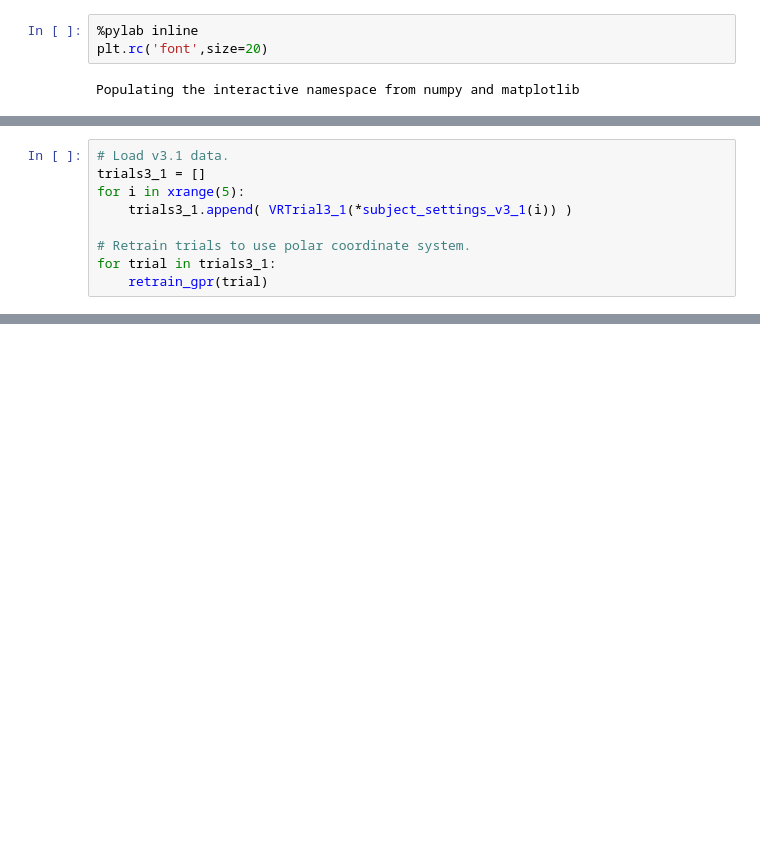
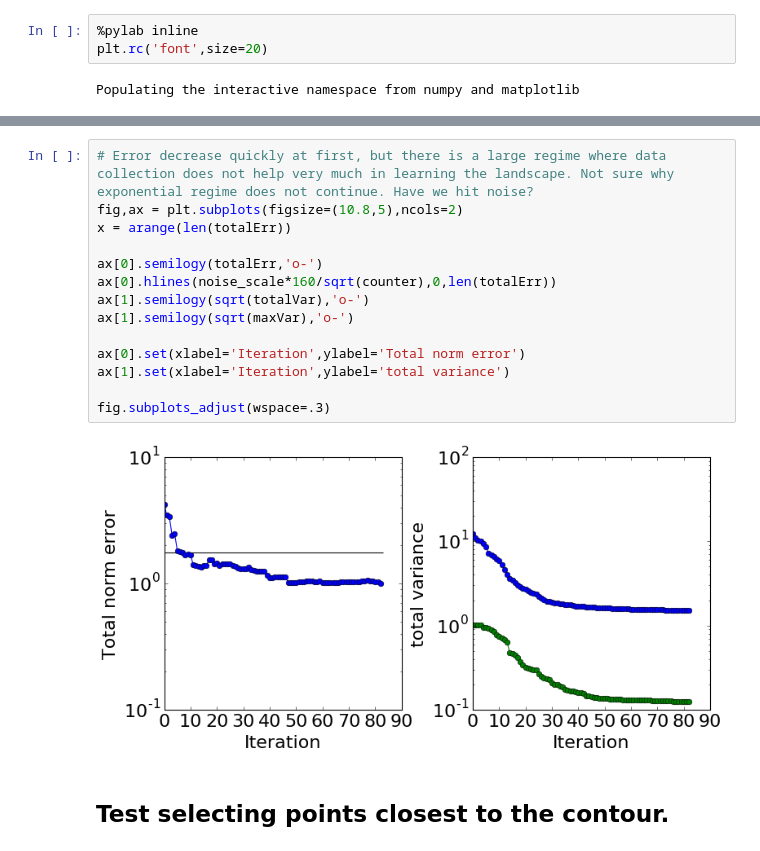
Before and after one commit to eltrompetero/perception_neuron, a Jupyter notebook: gpr_on_data.ipynb, the cells around one changed output, grey strips where cells are left out. Drawn from its saved outputs; the diff is of its cells as text; blank space fills up the shorter version.

```diff
--- a/gpr_on_data.ipynb
+++ b/gpr_on_data.ipynb
@@ -26,9 +7,0 @@ def retrain_gpr(trial):
-# %%
-# Load v3.1 data.
-trials3_1 = []
-for i in xrange(5):
-    trials3_1.append( VRTrial3_1(*subject_settings_v3_1(i)) )
-
-# Retrain trials to use polar coordinate system.
-for trial in trials3_1:
-    retrain_gpr(trial)
@@ -307,0 +58,18 @@ fig.colorbar(cax,ax=ax,shrink=.9,label='z-Performance')
+# %%
+# Error decrease quickly at first, but there is a large regime where data collection does not help very much in learning the landscape. Not sure why exponential regime does not continue. Have we hit noise?
+fig,ax = plt.subplots(figsize=(10.8,5),ncols=2)
+x = arange(len(totalErr))
+
+ax[0].semilogy(totalErr,'o-')
+ax[0].hlines(noise_scale*160/sqrt(counter),0,len(totalErr))
+ax[1].semilogy(sqrt(totalVar),'o-')
+ax[1].semilogy(sqrt(maxVar),'o-')
+
+ax[0].set(xlabel='Iteration',ylabel='Total norm error')
+ax[1].set(xlabel='Iteration',ylabel='total variance')
+
+fig.subplots_adjust(wspace=.3)
+# %% [output]
+[figure, added]
+# %% [markdown]
+## Test selecting points closest to the contour.
```
Also changed, not shown: parts of 32 cells of this notebook, 2 other files.
